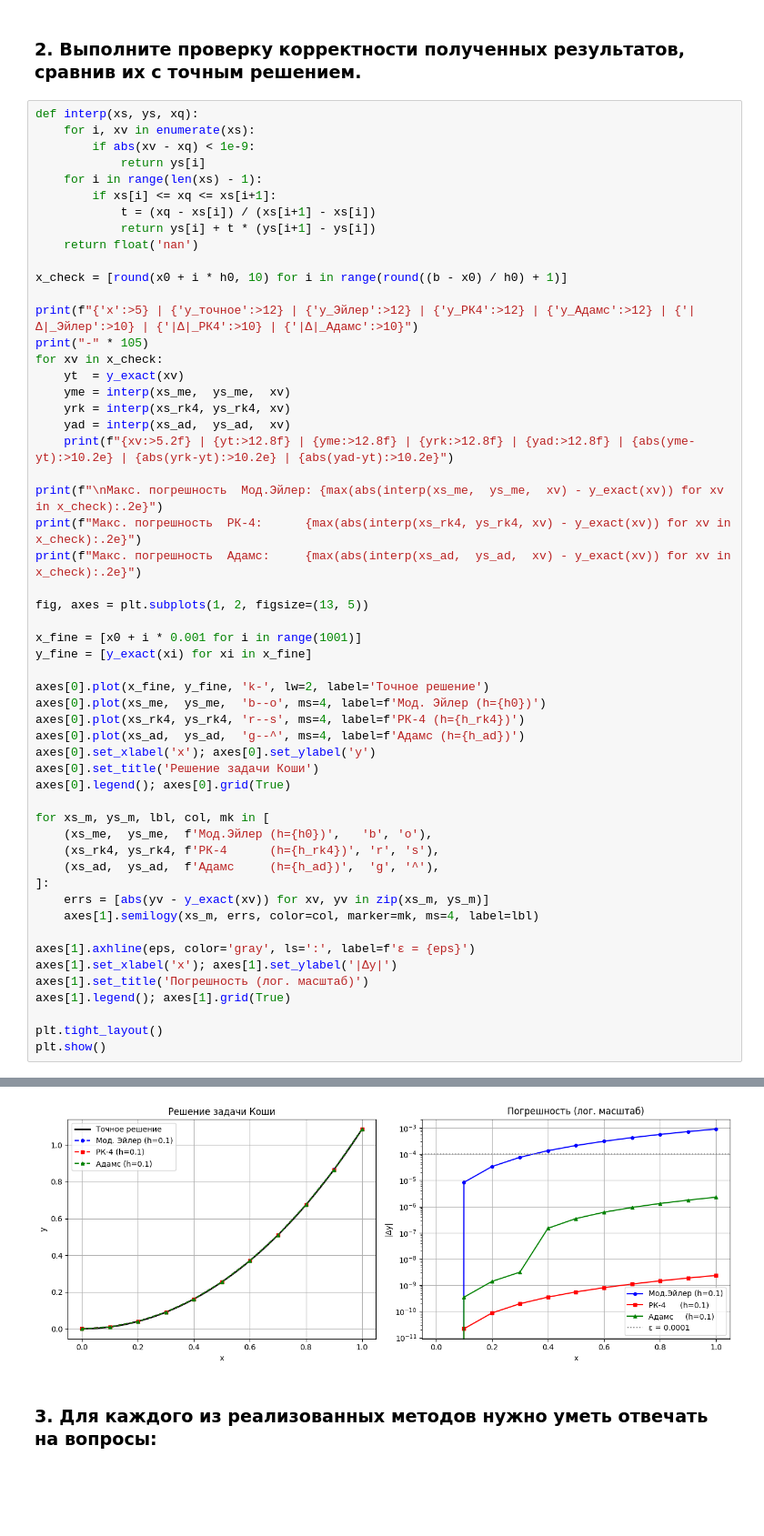
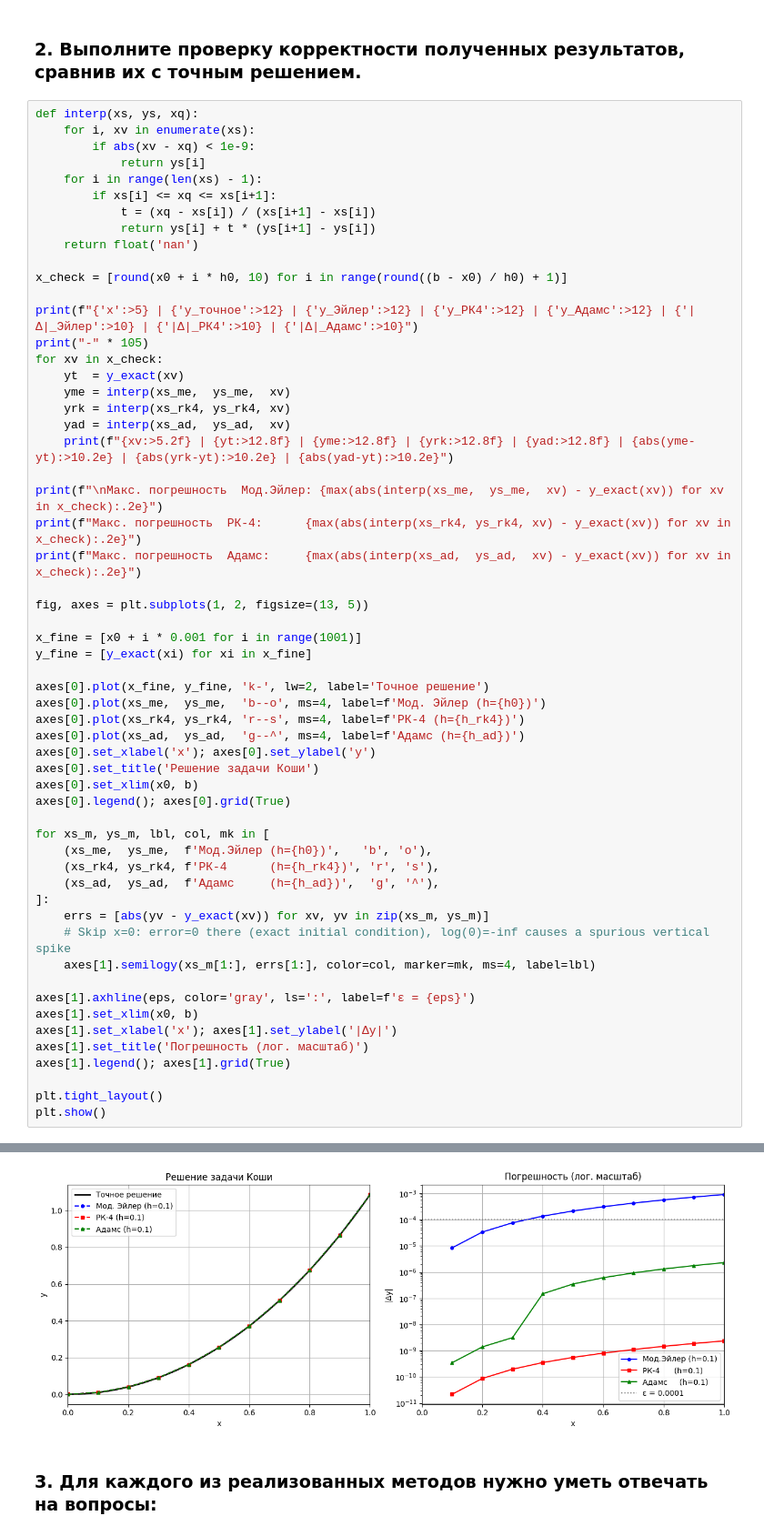
Before and after one commit to WonderSi/cm-python-semestr6, a Jupyter notebook: main.ipynb, the cells around one changed output, grey strips where cells are left out. Shown at 91% size. Cells and saved outputs as stored; diff of their text form; blank space fills up the shorter version.

```diff
--- a/main.ipynb
+++ b/main.ipynb
@@ -288,6 +288,7 @@ axes[0].plot(xs_rk4, ys_rk4, 'r--s', ms=4, label=f'РК-4 (h={h_rk4})')
 axes[0].plot(xs_ad,  ys_ad,  'g--^', ms=4, label=f'Адамс (h={h_ad})')
 axes[0].set_xlabel('x'); axes[0].set_ylabel('y')
 axes[0].set_title('Решение задачи Коши')
+axes[0].set_xlim(x0, b)
 axes[0].legend(); axes[0].grid(True)
 
 for xs_m, ys_m, lbl, col, mk in [
@@ -295,35 +296,37 @@ for xs_m, ys_m, lbl, col, mk in [
     (xs_rk4, ys_rk4, f'РК-4      (h={h_rk4})', 'r', 's'),
     (xs_ad,  ys_ad,  f'Адамс     (h={h_ad})',  'g', '^'),
 ]:
     errs = [abs(yv - y_exact(xv)) for xv, yv in zip(xs_m, ys_m)]
-    axes[1].semilogy(xs_m, errs, color=col, marker=mk, ms=4, label=lbl)
+    # Skip x=0: error=0 there (exact initial condition), log(0)=-inf causes a spurious vertical spike
+    axes[1].semilogy(xs_m[1:], errs[1:], color=col, marker=mk, ms=4, label=lbl)
 
 axes[1].axhline(eps, color='gray', ls=':', label=f'ε = {eps}')
+axes[1].set_xlim(x0, b)
 axes[1].set_xlabel('x'); axes[1].set_ylabel('|Δy|')
 axes[1].set_title('Погрешность (лог. масштаб)')
 axes[1].legend(); axes[1].grid(True)
 
 plt.tight_layout()
 plt.show()
 # %% [output]
     x |     y_точное |      y_Эйлер |        y_РК4 |      y_Адамс |  |Δ|_Эйлер |    |Δ|_РК4 |  |Δ|_Адамс
 ---------------------------------------------------------------------------------------------------------
  0.00 |   0.00000000 |   0.00000000 |   0.00000000 |   0.00000000 |   0.00e+00 |   0.00e+00 |   0.00e+00
  0.10 |   0.01000834 |   0.01001668 |   0.01000834 |   0.01000834 |   8.34e-06 |   2.17e-11 |   3.47e-10
  0.20 |   0.04013351 |   0.04016695 |   0.04013351 |   0.04013351 |   3.34e-05 |   8.71e-11 |   1.39e-09
  0.30 |   0.09067703 |   0.09075258 |   0.09067703 |   0.09067703 |   7.56e-05 |   1.97e-10 |   3.15e-09
  0.40 |   0.16214474 |   0.16227984 |   0.16214474 |   0.16214489 |   1.35e-04 |   3.52e-10 |   1.48e-07
  0.50 |   0.25525193 |   0.25546460 |   0.25525193 |   0.25525228 |   2.13e-04 |   5.54e-10 |   3.49e-07
  0.60 |   0.37093044 |   0.37123949 |   0.37093044 |   0.37093104 |   3.09e-04 |   8.05e-10 |   6.07e-07
  0.70 |   0.51033801 |   0.51076322 |   0.51033801 |   0.51033894 |   4.25e-04 |   1.11e-09 |   9.25e-07
  0.80 |   0.67486989 |   0.67543219 |   0.67486989 |   0.67487120 |   5.62e-04 |   1.46e-09 |   1.31e-06
  0.90 |   0.86617277 |   0.86689446 |   0.86617277 |   0.86617453 |   7.22e-04 |   1.88e-09 |   1.76e-06
  1.00 |   1.08616127 |   1.08706625 |   1.08616127 |   1.08616355 |   9.05e-04 |   2.36e-09 |   2.28e-06
 
 Макс. погрешность  Мод.Эйлер: 9.05e-04
 Макс. погрешность  РК-4:      2.36e-09
 Макс. погрешность  Адамс:     2.28e-06
-[figure, old version]
+[figure, new version]
 # %% [markdown]
 ### 3. Для каждого из реализованных методов нужно уметь отвечать на вопросы:
 # %% [markdown]
```
